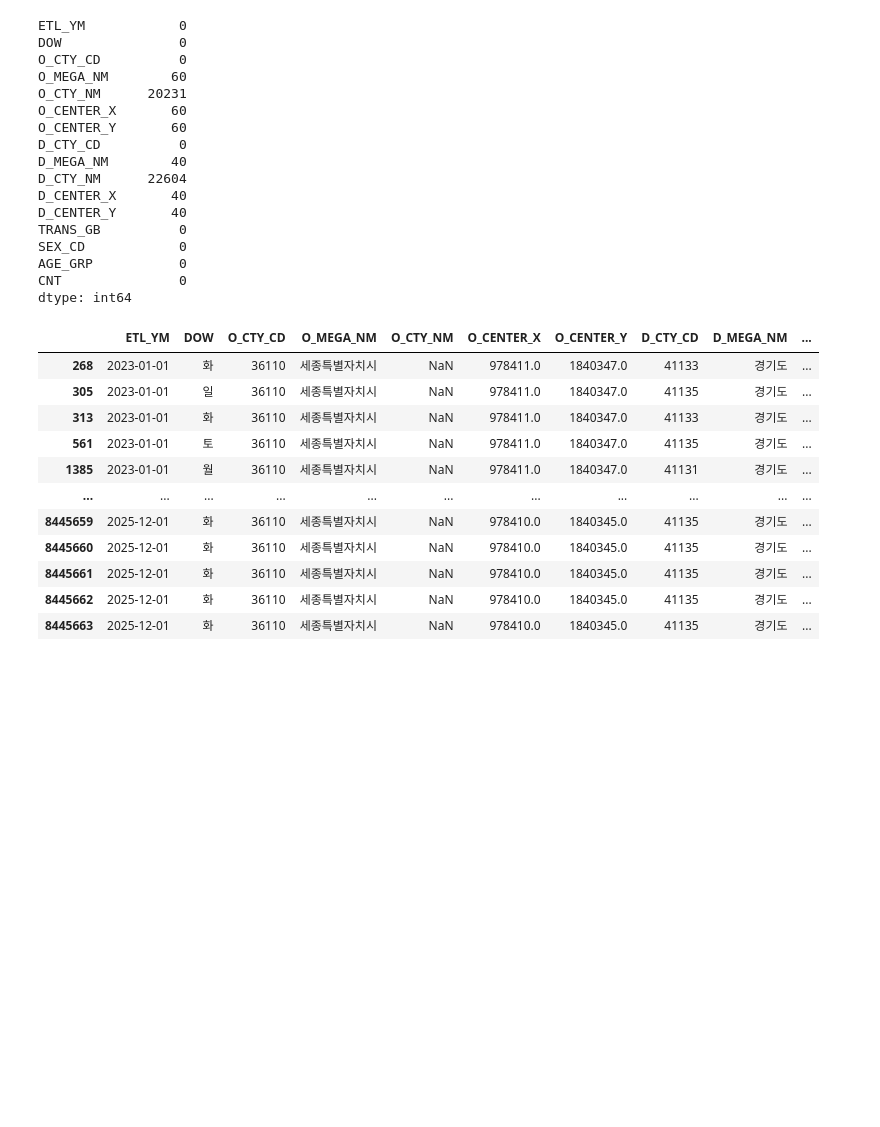
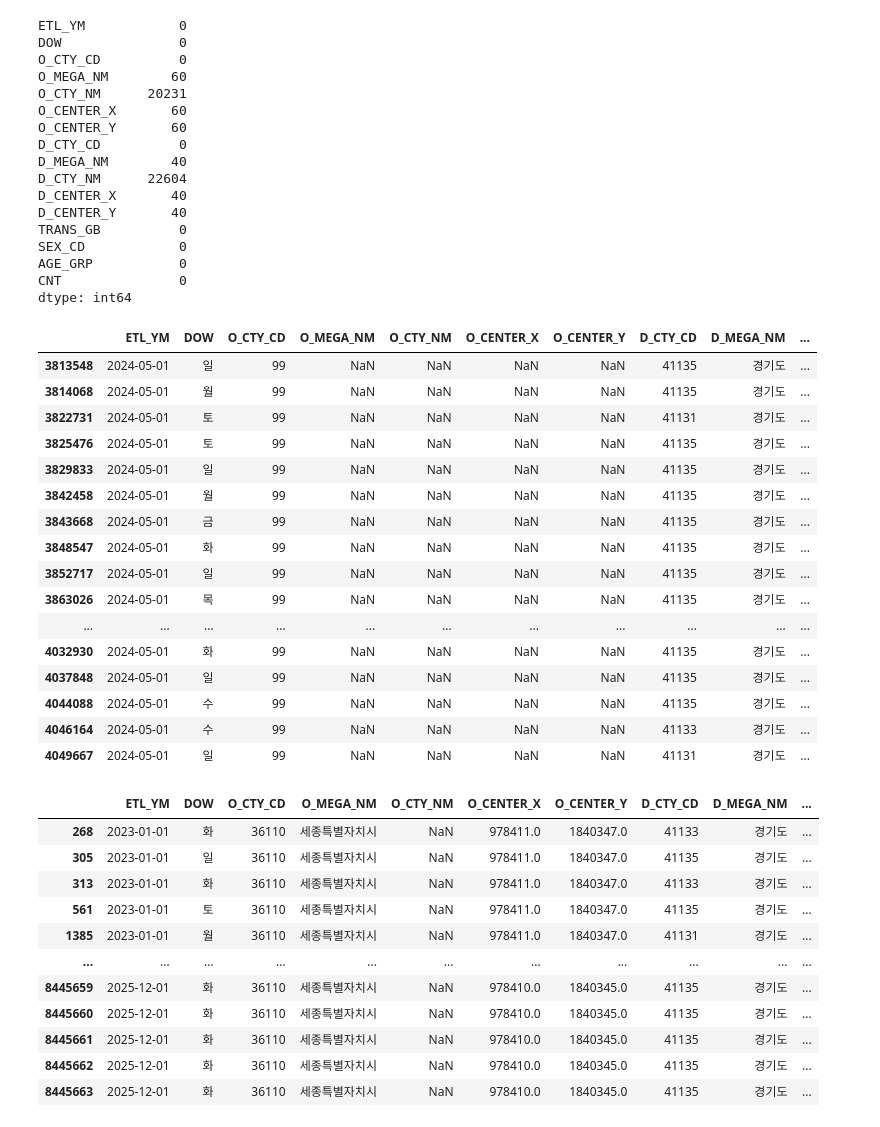
Before and after one commit to bulsajo1/final_project, a Jupyter notebook: Jiryun/1차_전처리_small.ipynb, the cells around one changed output. Cells and saved outputs as stored; diff of their text form; code cells hidden in the pictures; blank space fills up the shorter version.

```diff
--- a/Jiryun/1차_전처리_small.ipynb
+++ b/Jiryun/1차_전처리_small.ipynb
@@ -1543,6 +1638,26 @@ SEX_CD            0
 AGE_GRP           0
 CNT               0
 dtype: int64
+# %%
+df14[df14['O_MEGA_NM'].isna()]
+# %% [output]
+|  | ETL_YM | DOW | O_CTY_CD | O_MEGA_NM | O_CTY_NM | O_CENTER_X | O_CENTER_Y | D_CTY_CD | D_MEGA_NM | ... |
+| 3813548 | 2024-05-01 | 일 | 99 | NaN | NaN | NaN | NaN | 41135 | 경기도 | ... |
+| 3814068 | 2024-05-01 | 월 | 99 | NaN | NaN | NaN | NaN | 41135 | 경기도 | ... |
+| 3822731 | 2024-05-01 | 토 | 99 | NaN | NaN | NaN | NaN | 41131 | 경기도 | ... |
+| 3825476 | 2024-05-01 | 토 | 99 | NaN | NaN | NaN | NaN | 41135 | 경기도 | ... |
+| 3829833 | 2024-05-01 | 일 | 99 | NaN | NaN | NaN | NaN | 41135 | 경기도 | ... |
+| 3842458 | 2024-05-01 | 월 | 99 | NaN | NaN | NaN | NaN | 41135 | 경기도 | ... |
+| 3843668 | 2024-05-01 | 금 | 99 | NaN | NaN | NaN | NaN | 41135 | 경기도 | ... |
+| 3848547 | 2024-05-01 | 화 | 99 | NaN | NaN | NaN | NaN | 41135 | 경기도 | ... |
+| 3852717 | 2024-05-01 | 일 | 99 | NaN | NaN | NaN | NaN | 41135 | 경기도 | ... |
+| 3863026 | 2024-05-01 | 목 | 99 | NaN | NaN | NaN | NaN | 41135 | 경기도 | ... |
+| ... | ... | ... | ... | ... | ... | ... | ... | ... | ... | ... |
+| 4032930 | 2024-05-01 | 화 | 99 | NaN | NaN | NaN | NaN | 41135 | 경기도 | ... |
+| 4037848 | 2024-05-01 | 일 | 99 | NaN | NaN | NaN | NaN | 41135 | 경기도 | ... |
+| 4044088 | 2024-05-01 | 수 | 99 | NaN | NaN | NaN | NaN | 41135 | 경기도 | ... |
+| 4046164 | 2024-05-01 | 수 | 99 | NaN | NaN | NaN | NaN | 41133 | 경기도 | ... |
+| 4049667 | 2024-05-01 | 일 | 99 | NaN | NaN | NaN | NaN | 41131 | 경기도 | ... |
 # %%
 df14[df14['O_CTY_NM'].isna()]
 # %% [output]
```
Also changed, not shown: parts of 60 cells of this notebook, 1 other file.
